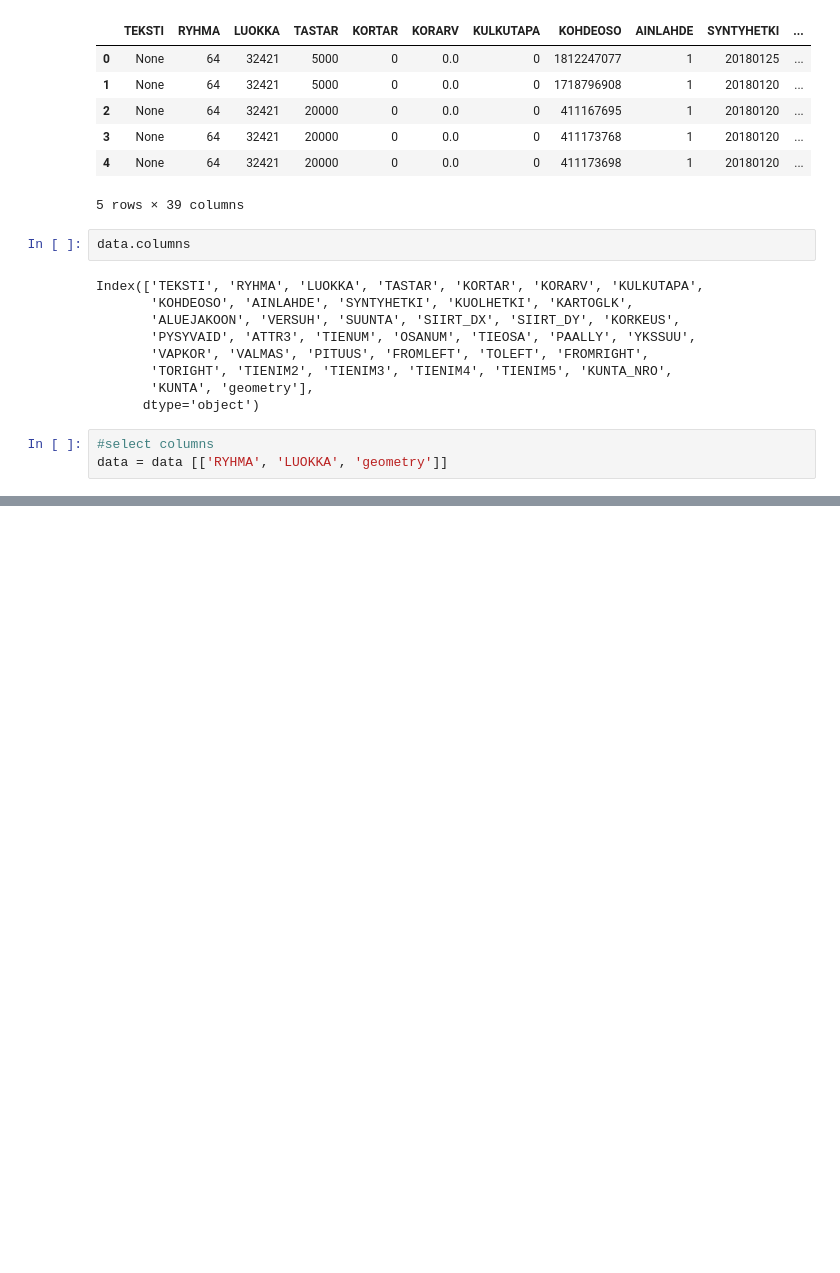
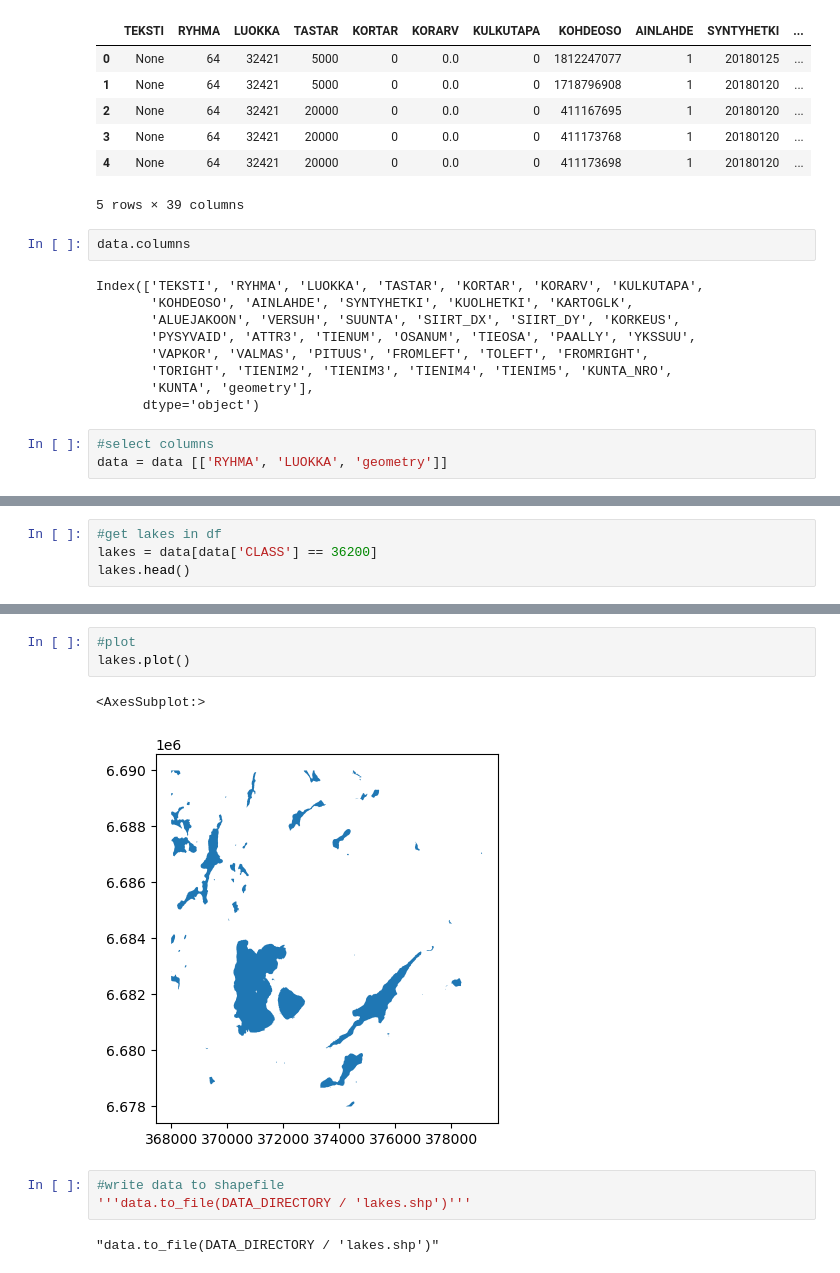
Before and after one commit to RobertMuturi/PYTHON, a Jupyter notebook: AUTOGIS/Geopandas.ipynb, the cells around one changed output, grey strips where cells are left out. Saved outputs shown, nothing was run; the diff lists cells and outputs as text; blank space fills up the shorter version.

```diff
--- a/AUTOGIS/Geopandas.ipynb
+++ b/AUTOGIS/Geopandas.ipynb
@@ -246,0 +392,4 @@ data = data.rename(columns={'RYHMA': 'GROUP', 'LOUOKKA':'CLASS'})
+# %%
+#get lakes in df
+lakes = data[data['CLASS'] == 36200]
+lakes.head()
@@ -246,0 +403,11 @@ data = data.rename(columns={'RYHMA': 'GROUP', 'LOUOKKA':'CLASS'})
+# %%
+#plot
+lakes.plot()
+# %% [output]
+<AxesSubplot:>
+[figure, added]
+# %%
+#write data to shapefile
+'''data.to_file(DATA_DIRECTORY / 'lakes.shp')'''
+# %% [output]
+"data.to_file(DATA_DIRECTORY / 'lakes.shp')"
```
Also changed, not shown: parts of 131 cells of this notebook, 13 other files.
